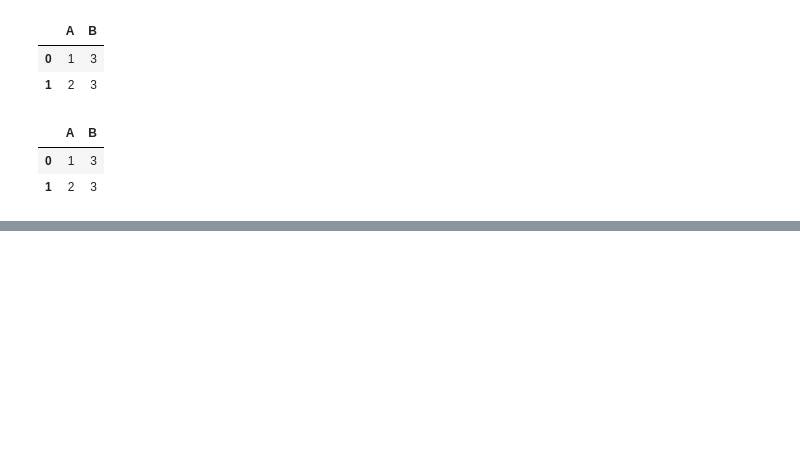
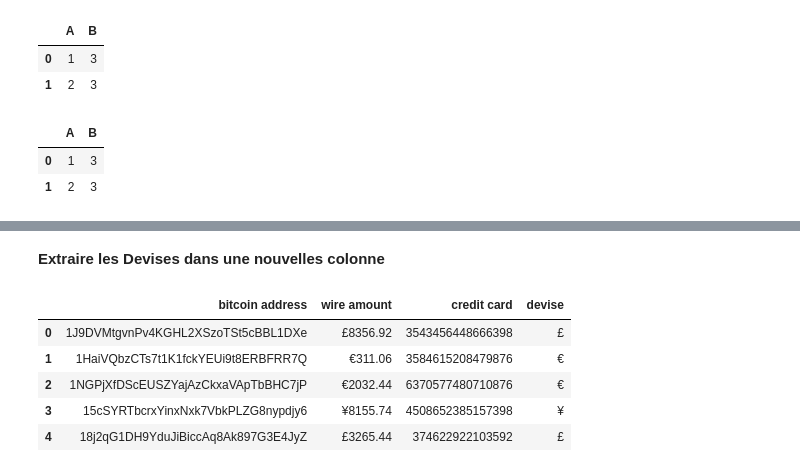
Before and after one commit to nereosky/python, a Jupyter notebook: Exo data/Exercices Pandas.ipynb, the cells around one changed output, grey strips where cells are left out. Drawn from its saved outputs; the diff is of its cells as text; code cells hidden in the pictures; blank space fills up the shorter version.

```diff
--- a/Exo data/Exercices Pandas.ipynb
+++ b/Exo data/Exercices Pandas.ipynb
@@ -283,0 +306,3 @@ test
+# %%
+base_sale=pd.read_csv("https://bit.ly/bitcoin-purchases2")
+base_sale.head()
@@ -283,0 +318,3 @@ test
+# %%
+base_sale['wire amount']=base_sale['wire amount'].str.replace(',','.')
+base_sale.head()
@@ -283,0 +328,12 @@ test
+# %% [markdown]
+**Extraire les Devises dans une nouvelles colonne**
+# %%
+base_sale['devise']=base_sale['wire amount'].str.get(0)
+base_sale.head()
+# %% [output]
+|  | bitcoin address | wire amount | credit card | devise |
+| 0 | 1J9DVMtgvnPv4KGHL2XSzoTSt5cBBL1DXe | £8356.92 | 3543456448666398 | £ |
+| 1 | 1HaiVQbzCTs7t1K1fckYEUi9t8ERBFRR7Q | €311.06 | 3584615208479876 | € |
+| 2 | 1NGPjXfDScEUSZYajAzCkxaVApTbBHC7jP | €2032.44 | 6370577480710876 | € |
+| 3 | 15cSYRTbcrxYinxNxk7VbkPLZG8nypdjy6 | ¥8155.74 | 4508652385157398 | ¥ |
+| 4 | 18j2qG1DH9YduJiBiccAq8Ak897G3E4JyZ | £3265.44 | 374622922103592 | £ |
```
Also changed, not shown: parts of 29 cells of this notebook.
